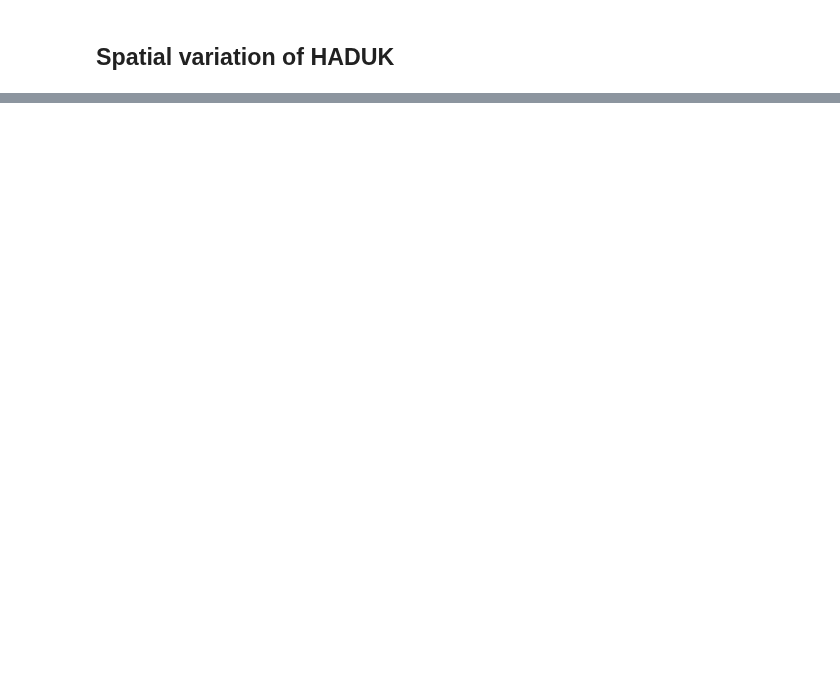
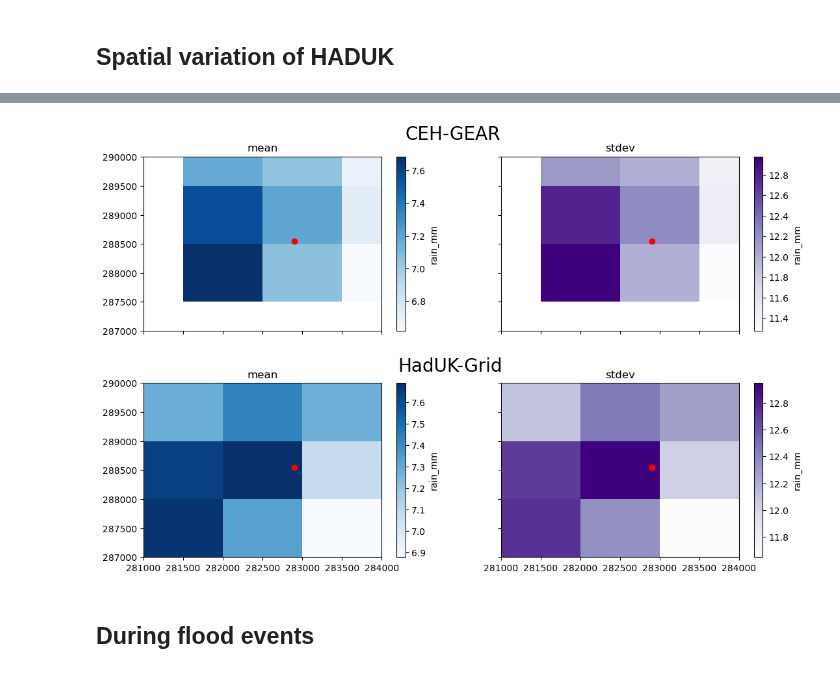
Before and after one commit to Thomasjkeel/FDRI-comparing-rainfall-data-in-upper-severn, a Jupyter notebook: Carreg_wen_gauge_vs_grid.ipynb, the cells around one changed output, grey strips where cells are left out. Cells and saved outputs as stored; diff of their text form; code cells hidden in the pictures; blank space fills up the shorter version.

```diff
--- a/Carreg_wen_gauge_vs_grid.ipynb
+++ b/Carreg_wen_gauge_vs_grid.ipynb
@@ -253,0 +296,12 @@ plt.plot(CARREG_COORDS['Easting'], CARREG_COORDS['Northing'], 'ro')
+# %%
+dataset_dir = {'CEH-GEAR': ceh_carreg, 'HadUK-Grid': haduk_carreg}
+dataset_to_examine = 'CEH-GEAR'
+# %%
+def plot_3by3_heatmap_mean_std(dataset, axes_row):
+    dataset[RAIN_COL].mean('time').plot(cmap='Blues', ax=axes_row[0])
+    axes_row[0].plot(CARREG_COORDS['Easting'], CARREG_COORDS['Northing'], 'ro')
+    axes_row[0].set_title('mean')
+
+    dataset[RAIN_COL].std('time').plot(cmap='Purples', ax=axes_row[1])
+    axes_row[1].plot(CARREG_COORDS['Easting'], CARREG_COORDS['Northing'], 'ro')
+    axes_row[1].set_title('stdev')
@@ -253,0 +312,21 @@ plt.plot(CARREG_COORDS['Easting'], CARREG_COORDS['Northing'], 'ro')
+# %%
+fig, axes = plt.subplots(2, 2, figsize=(13, 8), sharex=True, sharey=True)
+plot_3by3_heatmap_mean_std(dataset_dir['CEH-GEAR'], axes_row=axes[0])
+plot_3by3_heatmap_mean_std(dataset_dir['HadUK-Grid'], axes_row=axes[1])
+
+for ax in axes.flatten():
+    ax.set_xlabel(''); ax.set_ylabel('')
+
+axes[0][0].text(s='CEH-GEAR', x=dataset_dir['CEH-GEAR']['easting'].max()+300,\
+                              y=dataset_dir['CEH-GEAR']['northing'].max()+300,\
+                                size=20)
+
+axes[1][0].text(s='HadUK-Grid', x=dataset_dir['HadUK-Grid']['projection_x_coordinate'].max()+700,\
+                              y=dataset_dir['HadUK-Grid']['projection_y_coordinate'].max()+700,\
+                                size=20)
+
+plt.subplots_adjust(hspace=.3)
+# %% [output]
+[figure, added]
+# %% [markdown]
+## During flood events
```
Also changed, not shown: parts of 22 cells of this notebook.
